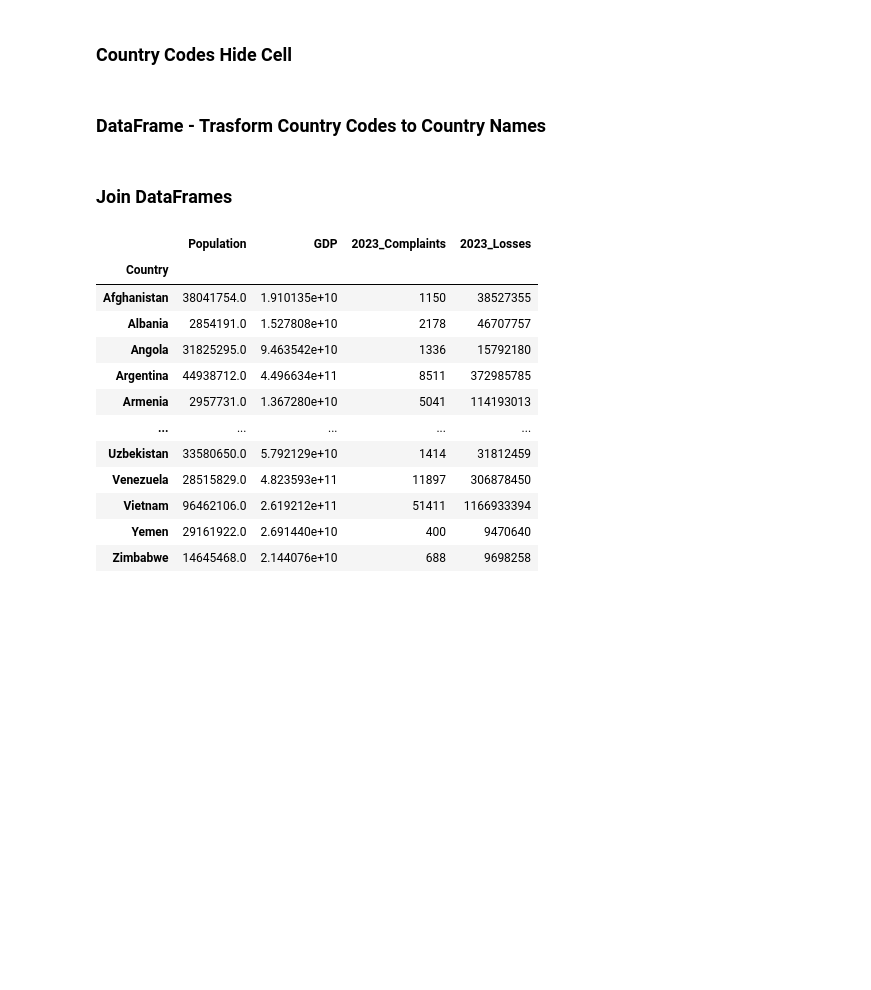
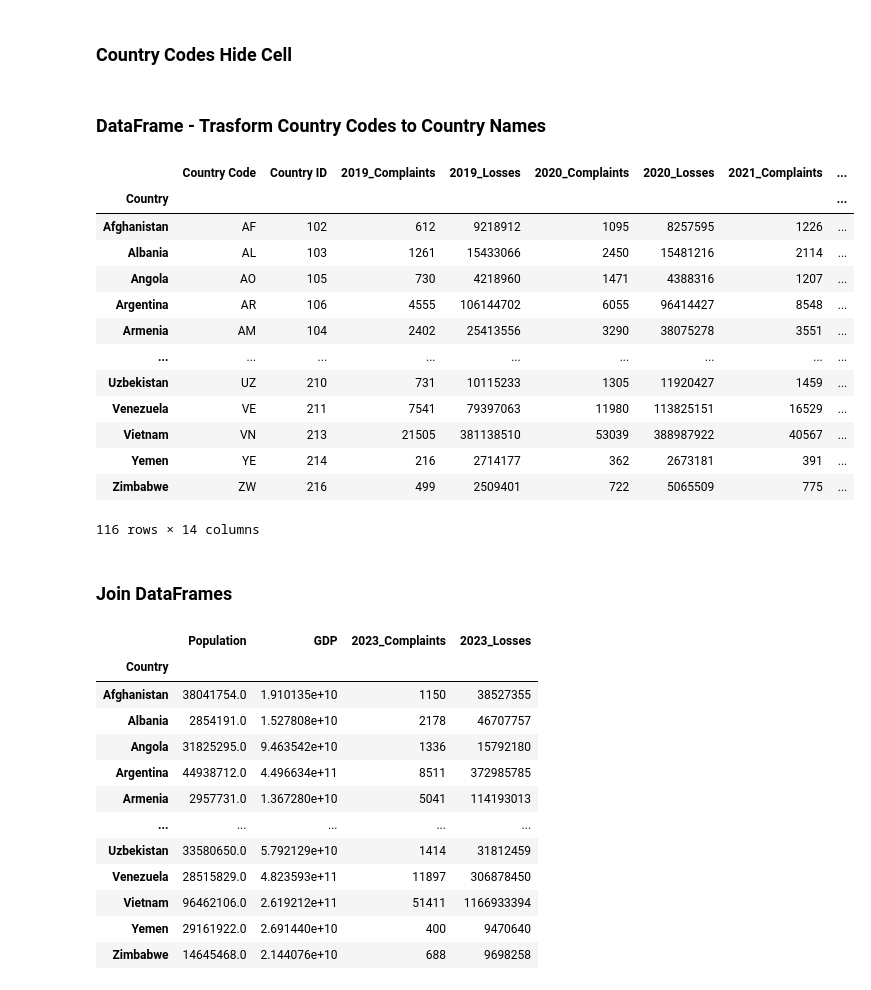
Before and after one commit to KozA777/cyber_project, a Jupyter notebook: Project.ipynb, the cells around one changed output. Drawn from its saved outputs; the diff is of its cells as text; code cells hidden in the pictures; blank space fills up the shorter version.

```diff
--- a/Project.ipynb
+++ b/Project.ipynb
@@ -9,8 +12,8 @@ import matplotlib.pyplot as plt
 # %%
 # DO NOT CHANGE THESE DATAFRAMES
 # CREATE COPIES
-#df_threats = pd.read_csv('df_threats_ss.csv', parse_dates=True)
-df_loss = pd.read_csv('LossFromNetCrime.csv')
+df_threats = pd.read_csv('df_threats_ss.csv', parse_dates=True)
+df_net_crime = pd.read_csv('LossFromNetCrime.csv')
 df_world = pd.read_csv('world-data-2023.csv', index_col = 'Country')
 # %% [markdown]
 # Section 1 - Cyber Crime Losses & Complaints – Guided Analysis
@@ -495,7 +550,7 @@ country_codes = {
 # %%
 # final output dataFrame for this cell = cntry_loss
 
-cntry_loss = df_loss.copy() #copy df
+cntry_loss = df_net_crime.copy() #copy df
 cntry_loss = cntry_loss.rename(columns = {'Country' :'Country Code'}).sort_values(by = 'Country Code') # rename column and sort
 #print(cntry_loss.loc[103])
 #print(cntry_loss.shape)
@@ -523,6 +578,23 @@ cntry_loss.insert(loc = 1, column = 'Country', value = country_col)
 cntry_loss.insert(loc = 1, column = 'Country ID', value = country_id)
 # set index = Country
 cntry_loss = cntry_loss.set_index('Country').sort_index().copy()
+# %%
+cntry_loss
+# %% [output]
+|  | Country Code | Country ID | 2019_Complaints | 2019_Losses | 2020_Complaints | 2020_Losses | 2021_Complaints | ... |
+| Country |  |  |  |  |  |  |  | ... |
+| Afghanistan | AF | 102 | 612 | 9218912 | 1095 | 8257595 | 1226 | ... |
+| Albania | AL | 103 | 1261 | 15433066 | 2450 | 15481216 | 2114 | ... |
+| Angola | AO | 105 | 730 | 4218960 | 1471 | 4388316 | 1207 | ... |
+| Argentina | AR | 106 | 4555 | 106144702 | 6055 | 96414427 | 8548 | ... |
+| Armenia | AM | 104 | 2402 | 25413556 | 3290 | 38075278 | 3551 | ... |
+| ... | ... | ... | ... | ... | ... | ... | ... | ... |
+| Uzbekistan | UZ | 210 | 731 | 10115233 | 1305 | 11920427 | 1459 | ... |
+| Venezuela | VE | 211 | 7541 | 79397063 | 11980 | 113825151 | 16529 | ... |
+| Vietnam | VN | 213 | 21505 | 381138510 | 53039 | 388987922 | 40567 | ... |
+| Yemen | YE | 214 | 216 | 2714177 | 362 | 2673181 | 391 | ... |
+| Zimbabwe | ZW | 216 | 499 | 2509401 | 722 | 5065509 | 775 | ... |
+116 rows × 14 columns
 # %% [markdown]
 ### Join DataFrames
 # %%
```
Also changed, not shown: parts of 10 cells of this notebook.
